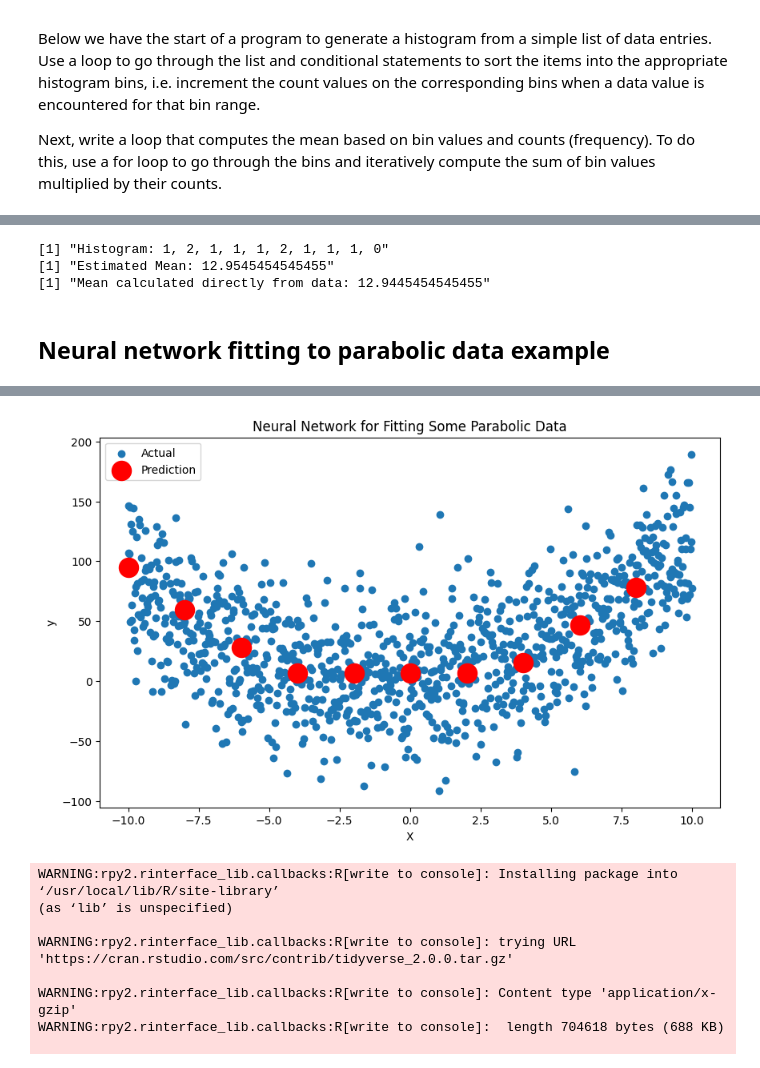
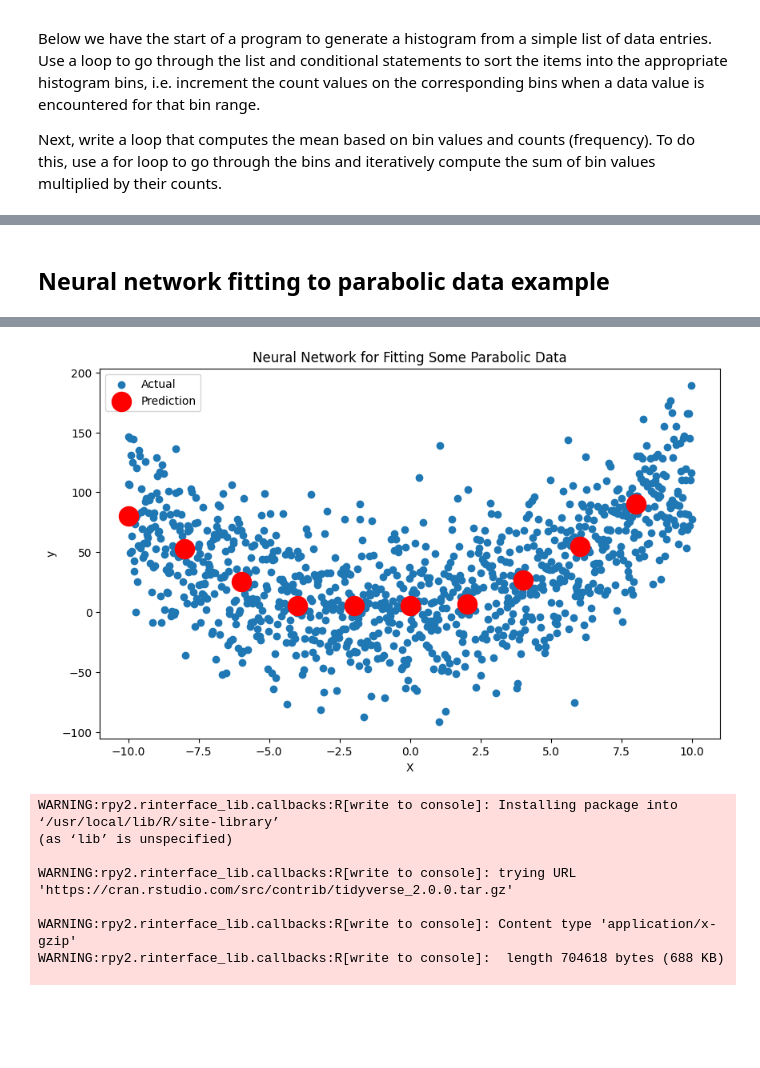
Before and after one commit to Intertangler/ML4biotech, a Jupyter notebook: ML4BT_00.ipynb, the cells around one changed output, grey strips where cells are left out. Saved outputs shown, nothing was run; the diff lists cells and outputs as text; code cells hidden in the pictures; blank space fills up the shorter version.

```diff
--- a/ML4BT_00.ipynb
+++ b/ML4BT_00.ipynb
@@ -380,43 +330,3 @@ Mean calculated directly from data: 12.944545454545453
-# %%
-%%R
-# Data
-data <- c(3.68, 10.95, 1.21, 16.35, 14.8, 16.2, 25.1, 22.5, 18.2, 5.6, 7.8)
-min_val <- 0
-max_val <- 30
-n_bins <- 10
-bin_width <- (max_val - min_val) / n_bins
-
-# Generate histogram
-histogram <- rep(0, n_bins)
-for (x in data) {
-  bin_index <- as.integer((x - min_val) %/% bin_width) + 1
-  if (bin_index > n_bins) {  # For edge case where x = max_val
-    bin_index <- n_bins
-  }
-  histogram[bin_index] <- histogram[bin_index] + 1
-}
-
-print(paste("Histogram:", toString(histogram)))
-
-# Compute the weighted sum
-weighted_sum <- 0
-total_count <- 0
-for (i in 1:n_bins) {
-  bin_midpoint <- min_val + bin_width * (i - 0.5)
-  weighted_sum <- weighted_sum + bin_midpoint * histogram[i]
-  total_count <- total_count + histogram[i]
-}
-
-# Estimate the mean
-estimated_mean <- weighted_sum / total_count
-print(paste("Estimated Mean:", estimated_mean))
-
-# Calculate the mean directly from the data for comparison
-print(paste("Mean calculated directly from data:", mean(data)))
-# %% [output]
-[1] "Histogram: 1, 2, 1, 1, 1, 2, 1, 1, 1, 0"
-[1] "Estimated Mean: 12.9545454545455"
-[1] "Mean calculated directly from data: 12.9445454545455"
 # %% [markdown]
 ## Neural network fitting to parabolic data example
 # %%
@@ -438,8 +348,8 @@ y = df['y'].values.reshape(-1, 1)
 # Define Neural Network Model
 def build_and_train_model(X, y, epochs=50, learning_rate=0.2):
     model = Sequential([
-        Dense(3, activation='relu', input_shape=(1,)),
-        Dense(3, activation='relu'),
+        Dense(5, activation='relu', input_shape=(1,)),
+        Dense(5, activation='relu'),
         Dense(1)
     ])
 
@@ -488,4 +398,4 @@ Epoch 6/50
-[figure, old version]
+[figure, new version]
 # %%
 %%R
 
```
Also changed, not shown: parts of 5 cells of this notebook.
